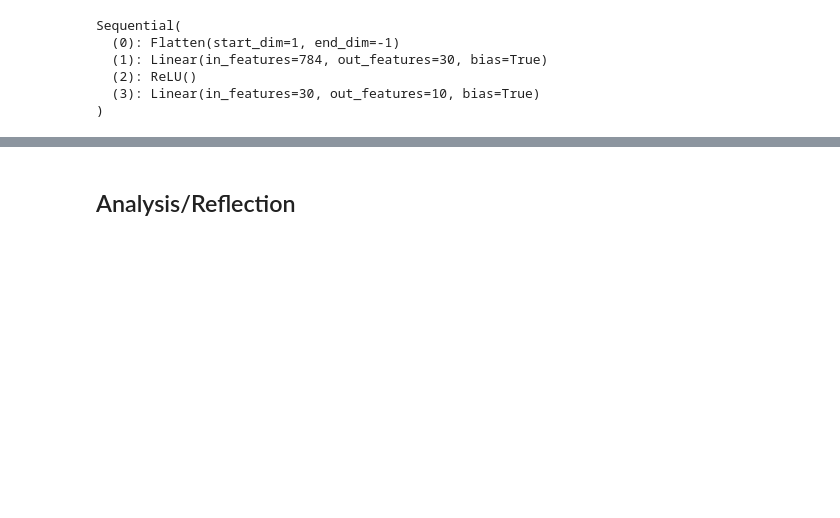
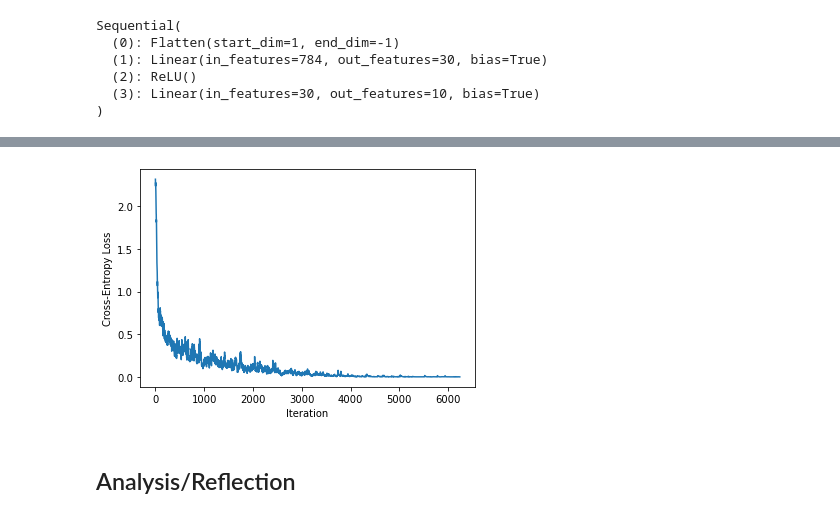
Before and after one commit to Calvin-CS344-23SP/portfolio-repo-TheBguy87, a Jupyter notebook: hw/hw3/hw3.ipynb, the cells around one changed output, grey strips where cells are left out. Drawn from its saved outputs; the diff is of its cells as text; code cells hidden in the pictures; blank space fills up the shorter version.

```diff
--- a/hw/hw3/hw3.ipynb
+++ b/hw/hw3/hw3.ipynb
@@ -195,0 +159,57 @@ Epoch 19: loss=0.04, training accuracy: 4992/4992
+# %%
+num_epochs=20
+learning_rate=0.3
+losses=[]
+
+linear_1.reset_parameters()
+linear_2.reset_parameters()
+
+for epoch in range(num_epochs):
+    total_images = 0
+    total_correct = 0
+
+    for images, labels in dataloaders.train:
+        images = cast(images, Tensor)
+        labels = cast(labels, Tensor)
+
+        logits = model_2(images)
+        loss = F.cross_entropy(logits, labels, reduction='none').mean()
+
+        loss.backward()
+        for parameter in model_2.parameters():
+            parameter.data -= learning_rate * parameter.grad
+        model_2.zero_grad()
+
+        # Track the metrics of the model
+        predictions = logits.argmax(axis=1)
+        num_accurate = (predictions == labels).sum()
+        total_images += len(labels)
+        total_correct += num_accurate
+
+        losses.append(loss.item())
+
+    total_images_valid = 0
+    total_correct_valid = 0
+
+    for images, labels in dataloaders.valid:
+        images = cast(images, Tensor)
+        labels = cast(labels, Tensor)
+
+        logits = model_2(images)
+        loss = F.cross_entropy(logits, labels, reduction='none').mean()
+
+        # Track the metrics of the model
+        predictions = logits.argmax(axis=1)
+        num_accurate = (predictions == labels).sum()
+        total_images_valid += len(labels)
+        total_correct_valid += num_accurate
+
+    avg_loss_this_epoch = np.mean(losses[-total_images:])
+    print(f"Epoch {epoch:2d}: loss={avg_loss_this_epoch:.2f}, training accuracy: {total_correct:3d}/{total_images}")
+    print(f"Epoch {epoch:2d}: loss={avg_loss_this_epoch:.2f}, validation accuracy:{total_correct_valid/total_images_valid}")
+
+# Plot the smoothed loss
+pd.Series(losses).ewm(alpha = .1).mean().plot()
+plt.xlabel("Iteration")
+plt.ylabel("Cross-Entropy Loss");
+# %% [output]
@@ -196,3 +233,4 @@ Epoch 19: loss=0.04, training accuracy: 4992/4992
+[figure, added]
 # %% [markdown]
 ## Analysis/Reflection
 # %% [markdown]
```
Also changed, not shown: parts of 7 cells of this notebook, 1 other file.
